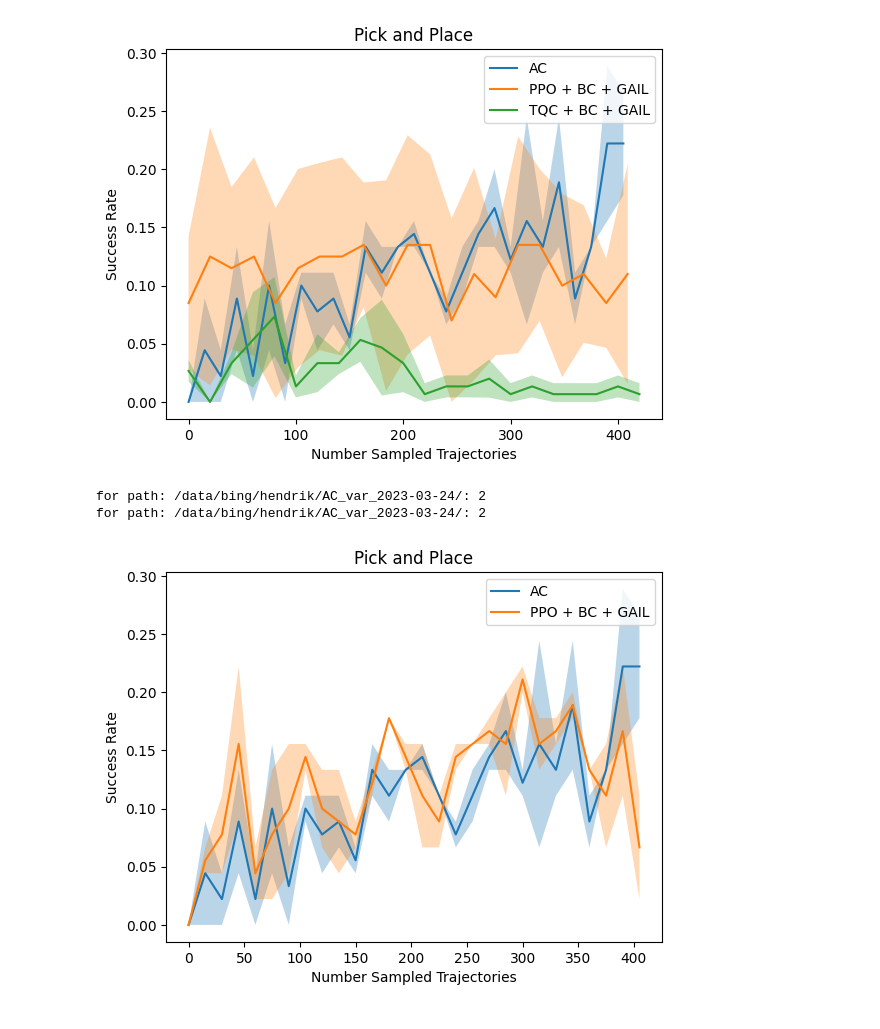
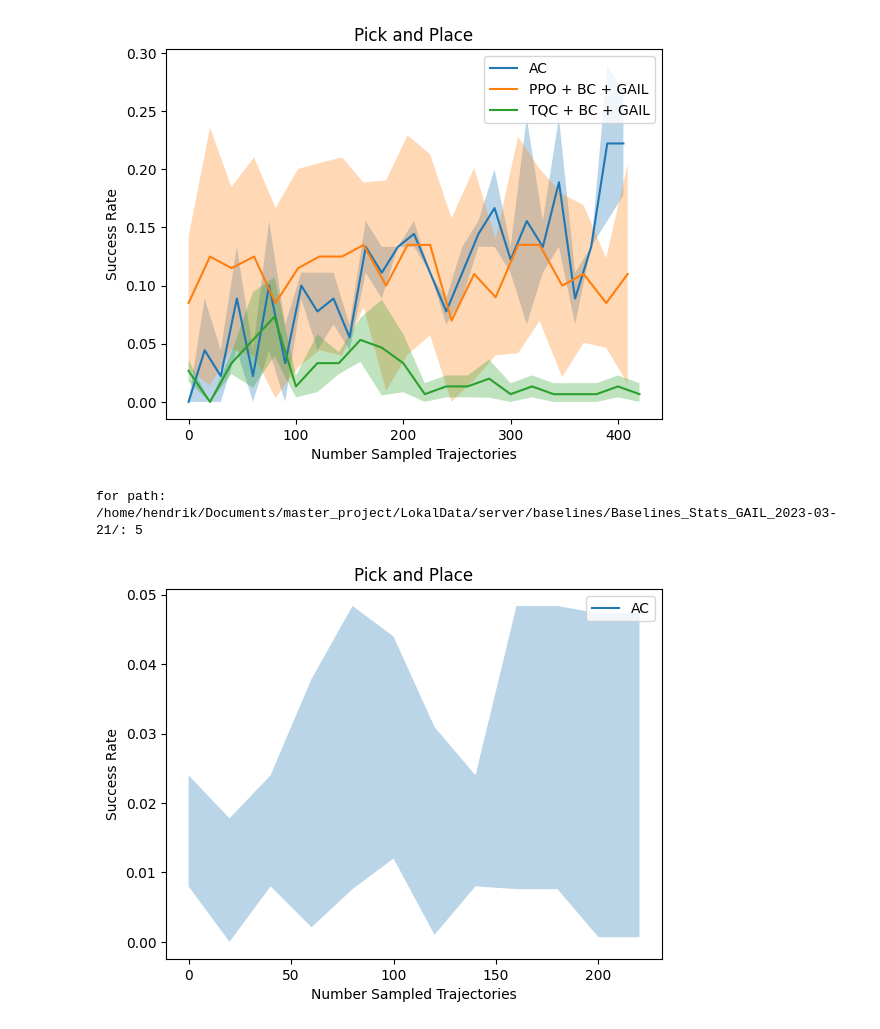
Before and after one commit to ReliableTree/ActiveCritic, a Jupyter notebook: src/active_critic/analyze_stats/400_eps/4/PickPlace.ipynb, the cells around one changed output. Saved outputs shown, nothing was run; the diff lists cells and outputs as text; code cells hidden in the pictures.

Commit message:
RPPO pick place

```diff
--- a/src/active_critic/analyze_stats/400_eps/4/PickPlace.ipynb
+++ b/src/active_critic/analyze_stats/400_eps/4/PickPlace.ipynb
@@ -54,24 +54,57 @@ AC_path = '/data/bing/hendrik/AC_var_2023-03-24/'
 AC_include = ['pickplace linear critic tiny planner trainin eps: 405 opt mode: actor+plan demonstrations: 4, im_ph:False, training_episodes: 15, min critic: 5e-05, wd: 0.1, val_every: 8000', 'statsoptimized']
 AC_exclude = []
 
-AC_path = '/data/bing/hendrik/AC_var_2023-03-24/'
-AC_include_non = ['pickplace linear critic tiny planner trainin eps: 405 opt mode: actor+plan demonstrations: 4, im_ph:False, training_episodes: 15, min critic: 5e-05, wd: 0.1, val_every: 8000', 'stats']
-AC_exclude_non = ['optimized']
+TQC_path = '/home/hendrik/Documents/master_project/LokalData/server/baselines/Baselines_Stats_GAIL_2023-03-25/'
+include_TQC = ['TQC_GAIL_pickplace_lr_1e-07_demonstrations_4', 'learner']
+exclude_TQC = []
+
+PPO_path = '/home/hendrik/Documents/master_project/LokalData/server/baselines/Baselines_Stats_GAIL_2023-03-24/'
+include_PPO = ['PPO_GAIL_pickplace_lr_1e-05_demonstrations_4', 'learner']
+exclude_PPO = []
 
 save_path = '/home/hendrik/Documents/master_project/LokalData/server/Stats for MA/4_400/'
 
 
 make_plot(
-    paths=[AC_path, AC_path],
-    includes=[AC_include, AC_include_non],
-    excludes=[AC_exclude, AC_exclude_non],
+    paths=[AC_path, PPO_path, TQC_path],
+    includes=[AC_include, include_PPO, include_TQC],
+    excludes=[AC_exclude, exclude_PPO, exclude_TQC],
     names=['AC', 'PPO + BC + GAIL', 'TQC + BC + GAIL', 'RPPO + BC'],
     plot_name='Pick and Place',
-    save_path = None,
+    save_path = save_path,
     plot_closest=False,
     mean=False
     )
+
+save_path = '/home/hendrik/Documents/Master Thesis/TUM_Thesis_Template_CSE/images/4_400/'
+make_plot(
+    paths=[AC_path, PPO_path, TQC_path],
+    includes=[AC_include, include_PPO, include_TQC],
+    excludes=[AC_exclude, exclude_PPO, exclude_TQC],
+    names=['AC', 'PPO + BC + GAIL', 'TQC + BC + GAIL', 'RPPO + BC'],
+    plot_name='Pick and Place',
+    save_path = save_path,
+    plot_closest=False,
+    mean=False
+    )
-# %% [output]
-for path: /data/bing/hendrik/AC_var_2023-03-24/: 2
-for path: /data/bing/hendrik/AC_var_2023-03-24/: 2
-[figure, removed]
+# %%
+from active_critic.analyze_stats.analyze_stats import make_plot
+
+RPPO_Path = '/home/hendrik/Documents/master_project/LokalData/server/baselines/Baselines_Stats_GAIL_2023-03-21/'
+RPPO_include = ['RPPO_pickplace_lr_1e-06_demonstrations_14', 'learner']
+RPPO_exclude = []
+
+
+make_plot(
+    paths=[RPPO_Path],
+    includes=[RPPO_include],
+    excludes=[RPPO_exclude],
+    names=['AC', 'PPO + BC + GAIL', 'TQC + BC + GAIL', 'RPPO + BC'],
+    plot_name='Pick and Place',
+    save_path = None,
+    plot_closest=False,
+    mean=False
+    )
+# %% [output]
+for path: /home/hendrik/Documents/master_project/LokalData/server/baselines/Baselines_Stats_GAIL_2023-03-21/: 5
+[figure, added]
```
Also changed, not shown: 2 other files.
